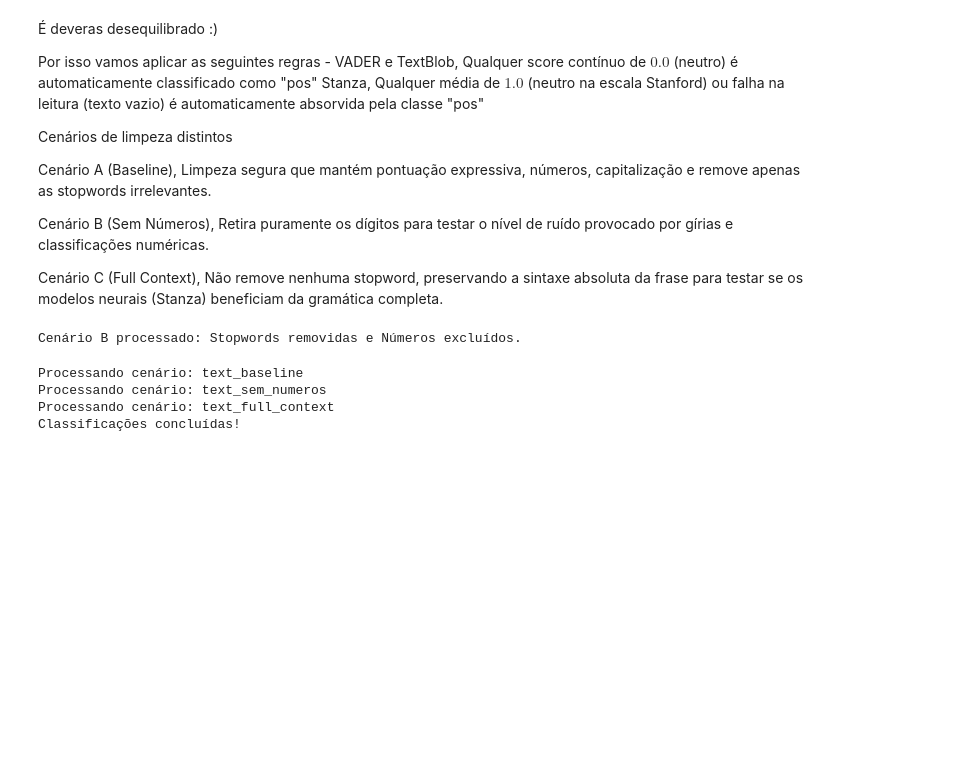
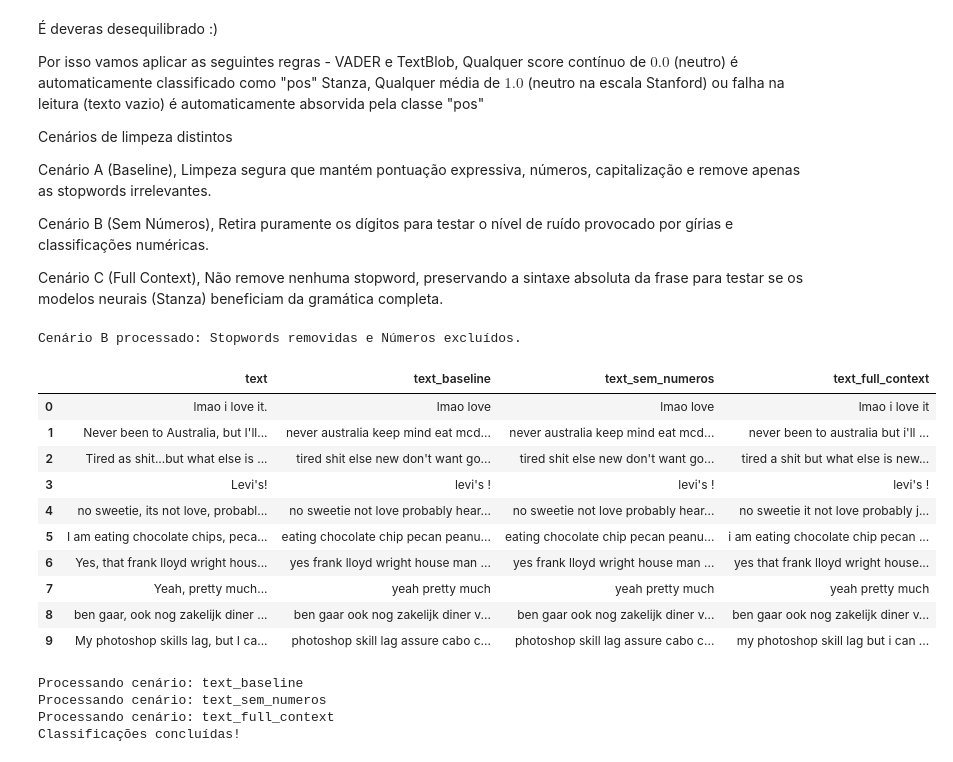
Before and after one commit to fernandorocha23/text_mining, a Jupyter notebook: project/Início.ipynb, the cells around one changed output. Saved outputs shown, nothing was run; the diff lists cells and outputs as text; code cells hidden in the pictures; blank space fills up the shorter version.

```diff
--- a/project/Início.ipynb
+++ b/project/Início.ipynb
@@ -259,6 +259,21 @@ df_test['text_sem_numeros'] = df_test['text'].apply(prep_sem_numeros)
 df_test['text_full_context'] = df_test['text'].apply(prep_full_context)
 # %% [output]
 Cenário B processado: Stopwords removidas e Números excluídos.
+# %%
+# Ver alguns exemplos do pré-processamento
+df_test[['text', 'text_baseline', 'text_sem_numeros', 'text_full_context']].head(10)
+# %% [output]
+|  | text | text_baseline | text_sem_numeros | text_full_context |
+| 0 | lmao i love it. | lmao love | lmao love | lmao i love it |
+| 1 | Never been to Australia, but I'll... | never australia keep mind eat mcd... | never australia keep mind eat mcd... | never been to australia but i'll ... |
+| 2 | Tired as shit...but what else is ... | tired shit else new don't want go... | tired shit else new don't want go... | tired a shit but what else is new... |
+| 3 | Levi's! | levi's ! | levi's ! | levi's ! |
+| 4 | no sweetie, its not love, probabl... | no sweetie not love probably hear... | no sweetie not love probably hear... | no sweetie it not love probably j... |
+| 5 | I am eating chocolate chips, peca... | eating chocolate chip pecan peanu... | eating chocolate chip pecan peanu... | i am eating chocolate chip pecan ... |
+| 6 | Yes, that frank lloyd wright hous... | yes frank lloyd wright house man ... | yes frank lloyd wright house man ... | yes that frank lloyd wright house... |
+| 7 | Yeah, pretty much... | yeah pretty much | yeah pretty much | yeah pretty much |
+| 8 | ben gaar, ook nog zakelijk diner ... | ben gaar ook nog zakelijk diner v... | ben gaar ook nog zakelijk diner v... | ben gaar ook nog zakelijk diner v... |
+| 9 | My photoshop skills lag, but I ca... | photoshop skill lag assure cabo c... | photoshop skill lag assure cabo c... | my photoshop skill lag but i can ... |
 # %%
 # Inicializar modelos
 analyzer_vader = SentimentIntensityAnalyzer()
```
